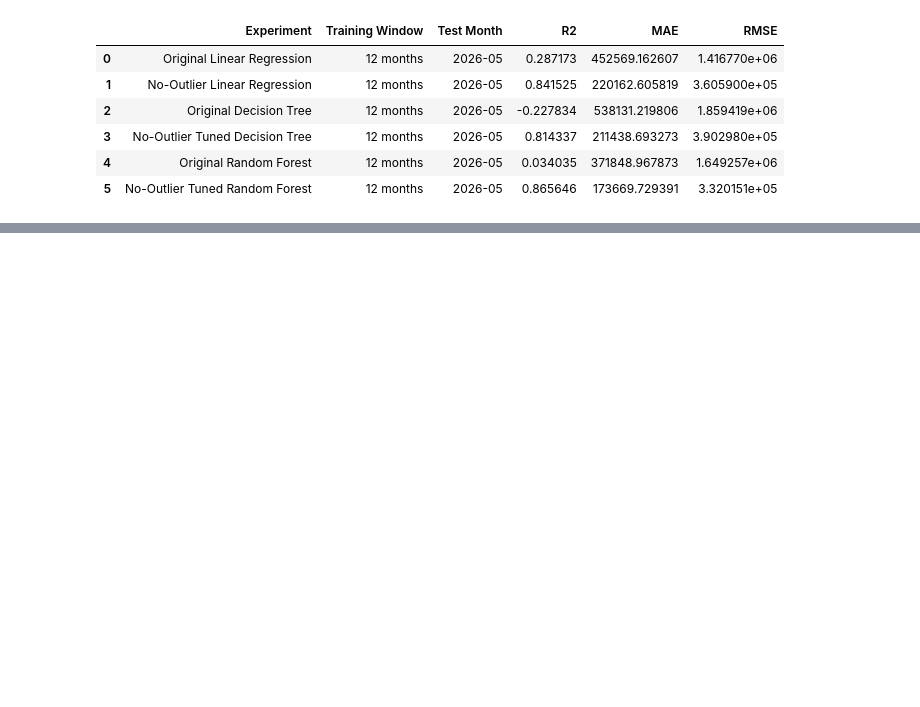
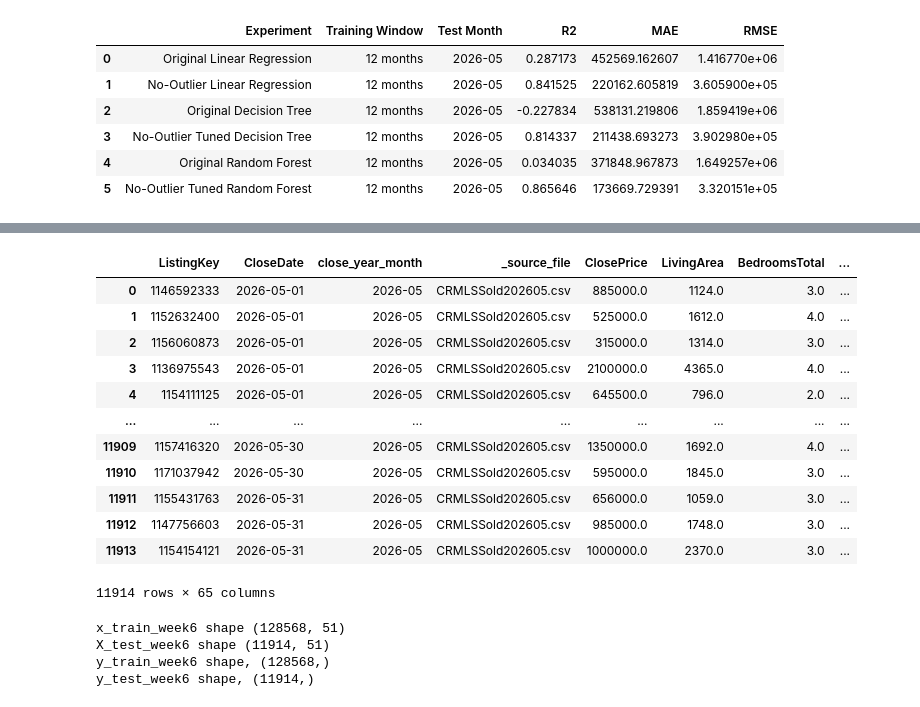
Before and after one commit to miatrn20/IDX-Exchange-Internship-Data_Science-Summer2026, a Jupyter notebook: 04_model_comparison.ipynb, the cells around one changed output, grey strips where cells are left out. Cells and saved outputs as stored; diff of their text form; code cells hidden in the pictures; blank space fills up the shorter version.

Commit message:
Updated week 6

```diff
--- a/04_model_comparison.ipynb
+++ b/04_model_comparison.ipynb
@@ -367,0 +413,27 @@ final_comparison
+# %%
+def add_week6_basic_features(df):
+    df = df.copy()
+
+    # Bedroom-to-bathroom ratio
+    df["bed_bath_ratio"] = df["BedroomsTotal"] / df["BathroomsTotalInteger"].replace(0, np.nan)
+    df["bed_bath_ratio_missing_flag"] = df["bed_bath_ratio"].isna().astype(int)
+
+    # Living area per bedroom
+    df["living_area_per_bedroom"] = df["LivingArea"] / df["BedroomsTotal"].replace(0, np.nan)
+    df["living_area_per_bedroom_missing_flag"] = df["living_area_per_bedroom"].isna().astype(int)
+
+    # Lot size compare to living area
+    df["lot_to_living_area_ratio"] = df["LotSizeSquareFeet"] / df["LivingArea"].replace(0, np.nan)
+    df["lot_to_living_area_ratio_missing_flag"] = df["lot_to_living_area_ratio"].isna().astype(int)
+
+    # Garage spaces per bedroom
+    df["garage_per_bedroom"] = df["GarageSpaces"] / df["BedroomsTotal"].replace(0, np.nan)
+    df["garage_per_bedroom_missing_flag"] = df["garage_per_bedroom"].isna().astype(int)
+
+    return df
+# %%
+week6_train_df = add_week6_basic_features(week6_train_df)
+week6_test_df = add_week6_basic_features(week6_test_df)
+
+print("Week 6 train shape after new features:", week6_train_df.shape)
+print("Week 6 test shape after new features:", week6_test_df.shape)
@@ -367,0 +443,15 @@ final_comparison
+# %%
+week6_new_numeric_features = [
+    'bed_bath_ratio',
+    'living_area_per_bedroom',
+    'lot_to_living_area_ratio',
+    'garage_per_bedroom'
+]
+
+for col in week6_new_numeric_features:
+    train_median = week6_train_df[col].mean()
+
+    week6_train_df[col] = week6_train_df[col].fillna(train_median)
+    week6_test_df[col] = week6_test_df[col].fillna(train_median)
+
+    print(col, "train median used:", train_median)
@@ -367,0 +534,32 @@ final_comparison
+# %%
+week6_test_df
+# %% [output]
+|  | ListingKey | CloseDate | close_year_month | _source_file | ClosePrice | LivingArea | BedroomsTotal | ... |
+| 0 | 1146592333 | 2026-05-01 | 2026-05 | CRMLSSold202605.csv | 885000.0 | 1124.0 | 3.0 | ... |
+| 1 | 1152632400 | 2026-05-01 | 2026-05 | CRMLSSold202605.csv | 525000.0 | 1612.0 | 4.0 | ... |
+| 2 | 1156060873 | 2026-05-01 | 2026-05 | CRMLSSold202605.csv | 315000.0 | 1314.0 | 3.0 | ... |
+| 3 | 1136975543 | 2026-05-01 | 2026-05 | CRMLSSold202605.csv | 2100000.0 | 4365.0 | 4.0 | ... |
+| 4 | 1154111125 | 2026-05-01 | 2026-05 | CRMLSSold202605.csv | 645500.0 | 796.0 | 2.0 | ... |
+| ... | ... | ... | ... | ... | ... | ... | ... | ... |
+| 11909 | 1157416320 | 2026-05-30 | 2026-05 | CRMLSSold202605.csv | 1350000.0 | 1692.0 | 4.0 | ... |
+| 11910 | 1171037942 | 2026-05-30 | 2026-05 | CRMLSSold202605.csv | 595000.0 | 1845.0 | 3.0 | ... |
+| 11911 | 1155431763 | 2026-05-31 | 2026-05 | CRMLSSold202605.csv | 656000.0 | 1059.0 | 3.0 | ... |
+| 11912 | 1147756603 | 2026-05-31 | 2026-05 | CRMLSSold202605.csv | 985000.0 | 1748.0 | 3.0 | ... |
+| 11913 | 1154154121 | 2026-05-31 | 2026-05 | CRMLSSold202605.csv | 1000000.0 | 2370.0 | 3.0 | ... |
+11914 rows × 65 columns
+# %%
+X_train_week6 = week6_train_df[week6_numeric_features + week6_categorical_features].copy()
+X_test_week6 = week6_test_df[week6_numeric_features + week6_categorical_features].copy()
+
+y_train_week6 = week6_train_df["ClosePrice"].copy()
+y_test_week6 = week6_test_df["ClosePrice"].copy()
+
+print("x_train_week6 shape", X_train_week6.shape)
+print("X_test_week6 shape", X_test_week6.shape)
+print("y_train_week6 shape,", y_train_week6.shape)
+print("y_test_week6 shape,", y_test_week6.shape)
+# %% [output]
+x_train_week6 shape (128568, 51)
+X_test_week6 shape (11914, 51)
+y_train_week6 shape, (128568,)
+y_test_week6 shape, (11914,)
```
Also changed, not shown: parts of 22 cells of this notebook, 1 other file.
